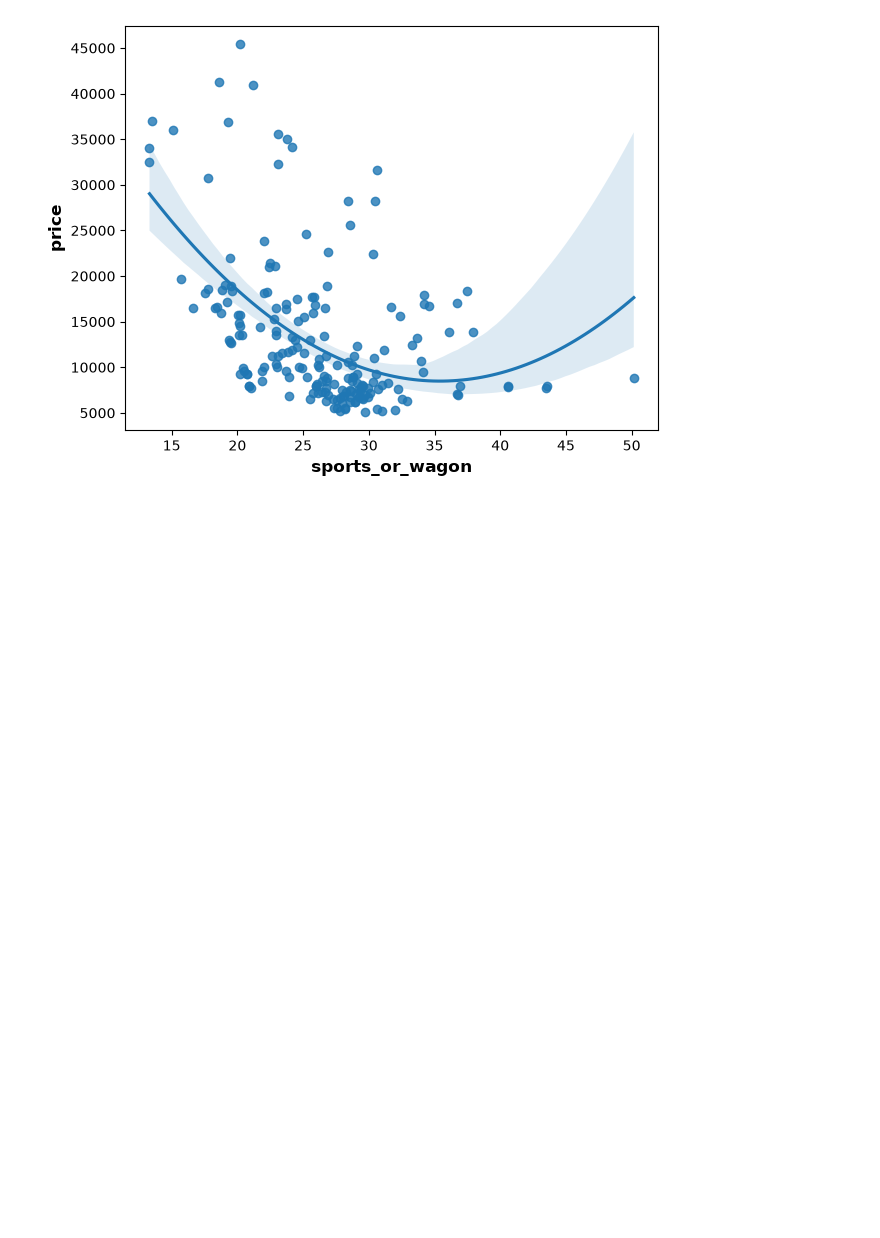
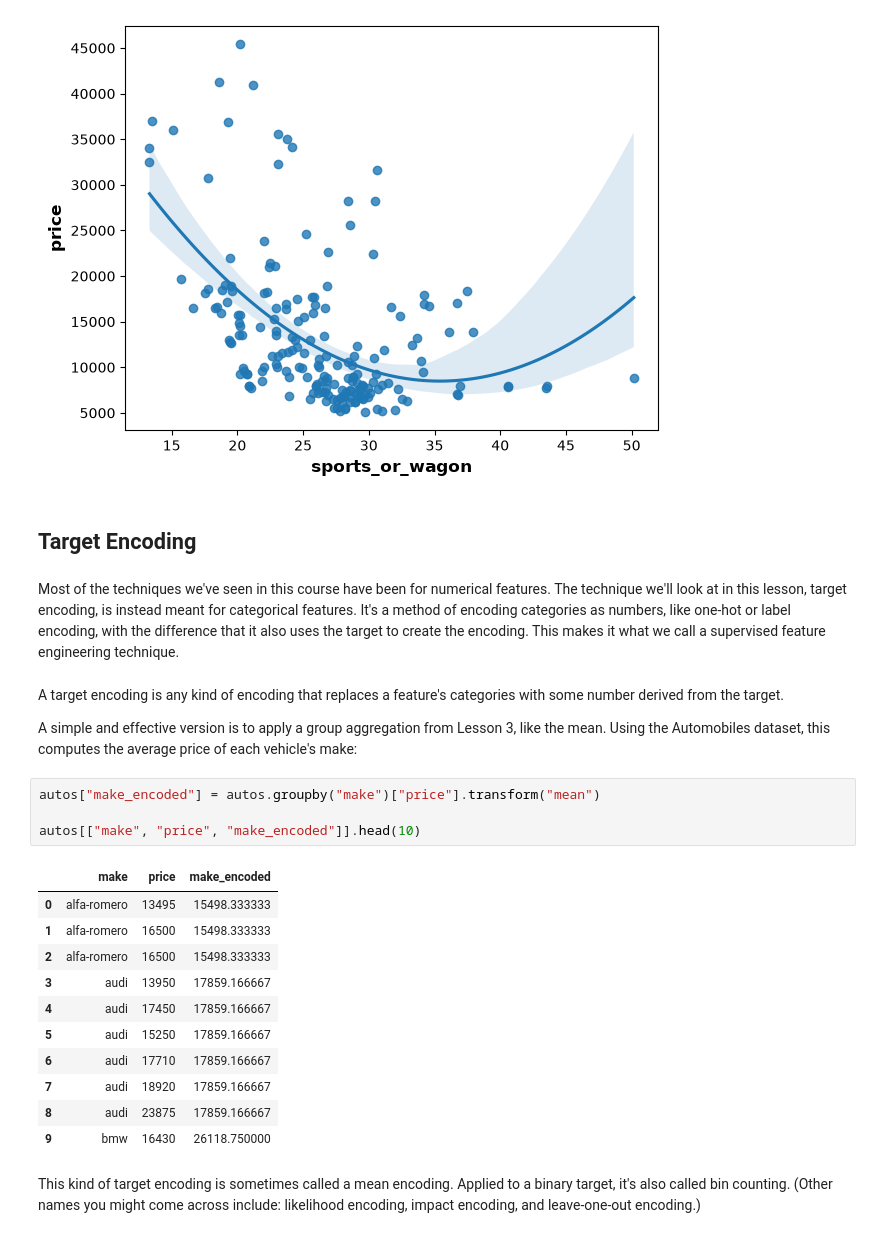
Before and after one commit to Muhammad-Awais-Tariq/Data-Preprocessing, a Jupyter notebook: Feature Engineering/feature_kaggle.ipynb, the cells around one changed output. Saved outputs shown, nothing was run; the diff lists cells and outputs as text; blank space fills up the shorter version.

Commit message:
added the mean encoding

```diff
--- a/Feature Engineering/feature_kaggle.ipynb
+++ b/Feature Engineering/feature_kaggle.ipynb
@@ -585,3 +585,29 @@ df["sports_or_wagon"] = X.curb_weight / X.horsepower
 sns.regplot(x="sports_or_wagon", y='price', data=df, order=2);
 # %% [output]
 [figure]
+# %% [markdown]
+## Target Encoding
+# %% [markdown]
+Most of the techniques we've seen in this course have been for numerical features. The technique we'll look at in this lesson, target encoding, is instead meant for categorical features. It's a method of encoding categories as numbers, like one-hot or label encoding, with the difference that it also uses the target to create the encoding. This makes it what we call a supervised feature engineering technique.
+# %% [markdown]
+A target encoding is any kind of encoding that replaces a feature's categories with some number derived from the target.
+
+A simple and effective version is to apply a group aggregation from Lesson 3, like the mean. Using the Automobiles dataset, this computes the average price of each vehicle's make:
+# %%
+autos["make_encoded"] = autos.groupby("make")["price"].transform("mean")
+
+autos[["make", "price", "make_encoded"]].head(10)
+# %% [output]
+|  | make | price | make_encoded |
+| 0 | alfa-romero | 13495 | 15498.333333 |
+| 1 | alfa-romero | 16500 | 15498.333333 |
+| 2 | alfa-romero | 16500 | 15498.333333 |
+| 3 | audi | 13950 | 17859.166667 |
+| 4 | audi | 17450 | 17859.166667 |
+| 5 | audi | 15250 | 17859.166667 |
+| 6 | audi | 17710 | 17859.166667 |
+| 7 | audi | 18920 | 17859.166667 |
+| 8 | audi | 23875 | 17859.166667 |
+| 9 | bmw | 16430 | 26118.750000 |
+# %% [markdown]
+This kind of target encoding is sometimes called a mean encoding. Applied to a binary target, it's also called bin counting. (Other names you might come across include: likelihood encoding, impact encoding, and leave-one-out encoding.)
```
